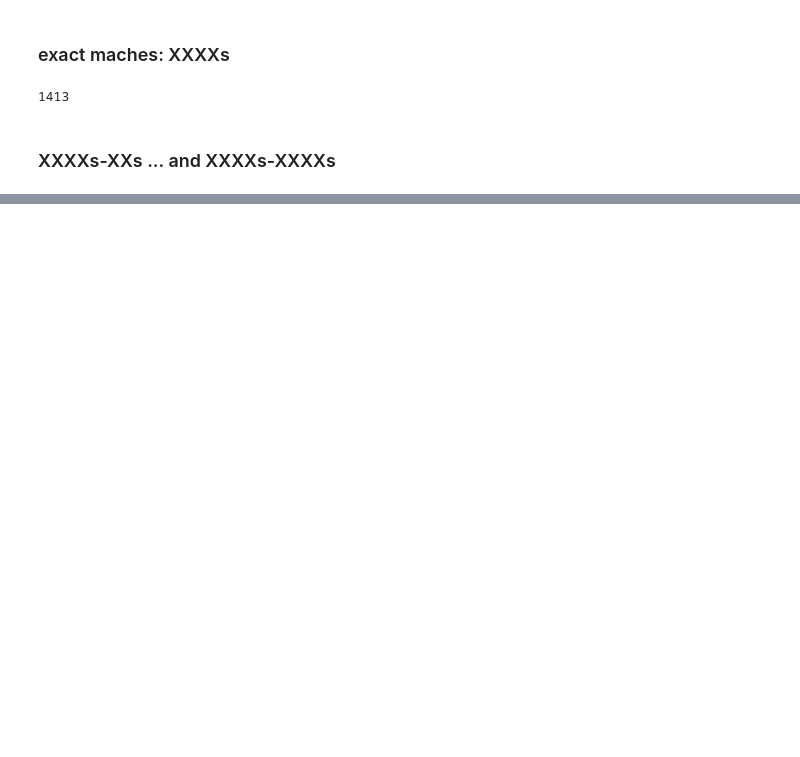
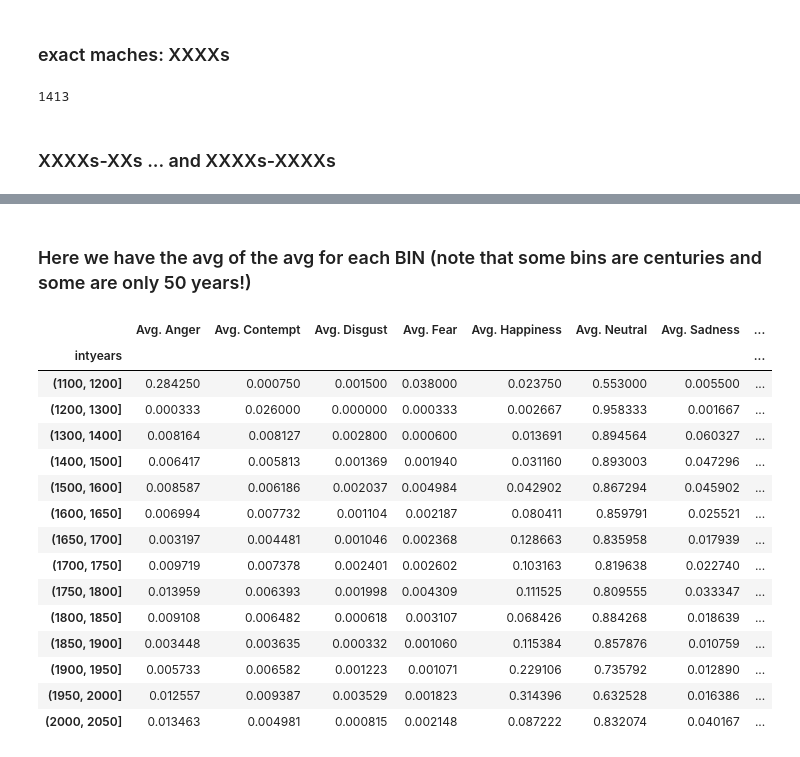
Before and after one commit to kaszklar/artemotions, a Jupyter notebook: date-munge.ipynb, the cells around one changed output, grey strips where cells are left out. Drawn from its saved outputs; the diff is of its cells as text; code cells hidden in the pictures; blank space fills up the shorter version.

```diff
--- a/date-munge.ipynb
+++ b/date-munge.ipynb
@@ -147,0 +307,23 @@ emotions[emotions['Object Date'].str.match(range_decades)]
+# %% [markdown]
+### Here we have the avg of the avg for each BIN (note that some bins are centuries and some are only 50 years!)
+# %%
+groups['Avg. Anger',
+       'Avg. Contempt', 'Avg. Disgust', 'Avg. Fear', 'Avg. Happiness',
+       'Avg. Neutral', 'Avg. Sadness', 'Avg. Surprise'].mean()
+# %% [output]
+|  | Avg. Anger | Avg. Contempt | Avg. Disgust | Avg. Fear | Avg. Happiness | Avg. Neutral | Avg. Sadness | ... |
+| intyears |  |  |  |  |  |  |  | ... |
+| (1100, 1200] | 0.284250 | 0.000750 | 0.001500 | 0.038000 | 0.023750 | 0.553000 | 0.005500 | ... |
+| (1200, 1300] | 0.000333 | 0.026000 | 0.000000 | 0.000333 | 0.002667 | 0.958333 | 0.001667 | ... |
+| (1300, 1400] | 0.008164 | 0.008127 | 0.002800 | 0.000600 | 0.013691 | 0.894564 | 0.060327 | ... |
+| (1400, 1500] | 0.006417 | 0.005813 | 0.001369 | 0.001940 | 0.031160 | 0.893003 | 0.047296 | ... |
+| (1500, 1600] | 0.008587 | 0.006186 | 0.002037 | 0.004984 | 0.042902 | 0.867294 | 0.045902 | ... |
+| (1600, 1650] | 0.006994 | 0.007732 | 0.001104 | 0.002187 | 0.080411 | 0.859791 | 0.025521 | ... |
+| (1650, 1700] | 0.003197 | 0.004481 | 0.001046 | 0.002368 | 0.128663 | 0.835958 | 0.017939 | ... |
+| (1700, 1750] | 0.009719 | 0.007378 | 0.002401 | 0.002602 | 0.103163 | 0.819638 | 0.022740 | ... |
+| (1750, 1800] | 0.013959 | 0.006393 | 0.001998 | 0.004309 | 0.111525 | 0.809555 | 0.033347 | ... |
+| (1800, 1850] | 0.009108 | 0.006482 | 0.000618 | 0.003107 | 0.068426 | 0.884268 | 0.018639 | ... |
+| (1850, 1900] | 0.003448 | 0.003635 | 0.000332 | 0.001060 | 0.115384 | 0.857876 | 0.010759 | ... |
+| (1900, 1950] | 0.005733 | 0.006582 | 0.001223 | 0.001071 | 0.229106 | 0.735792 | 0.012890 | ... |
+| (1950, 2000] | 0.012557 | 0.009387 | 0.003529 | 0.001823 | 0.314396 | 0.632528 | 0.016386 | ... |
+| (2000, 2050] | 0.013463 | 0.004981 | 0.000815 | 0.002148 | 0.087222 | 0.832074 | 0.040167 | ... |
```
Also changed, not shown: parts of 40 cells of this notebook, 1 other file.
